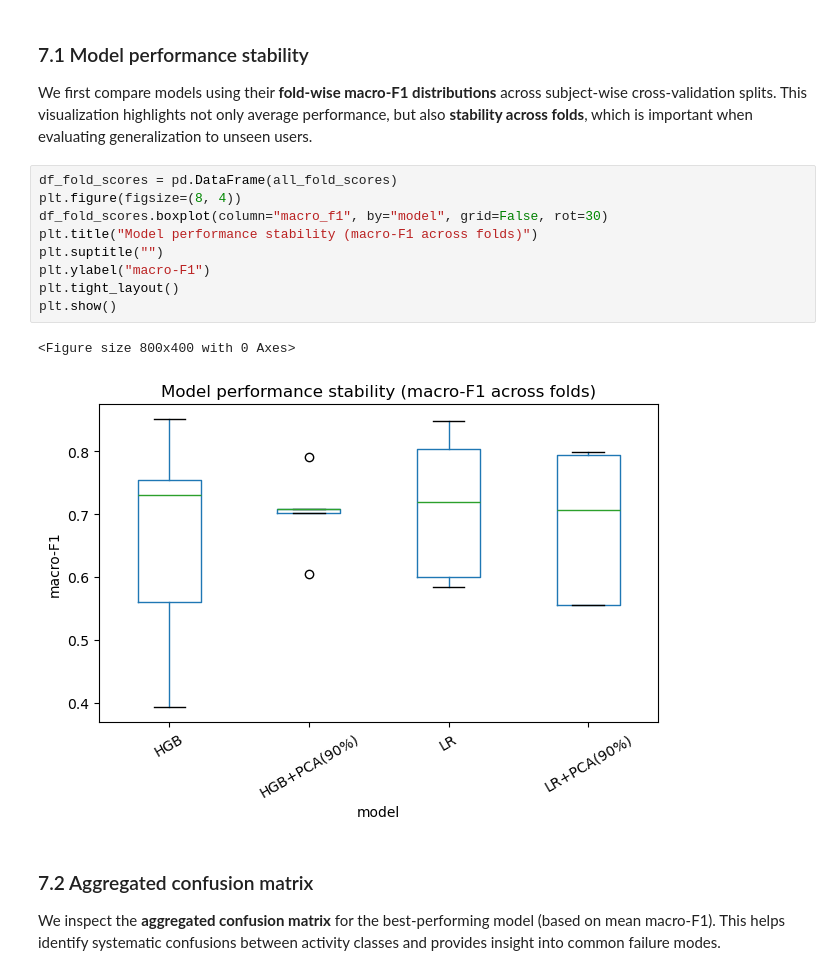
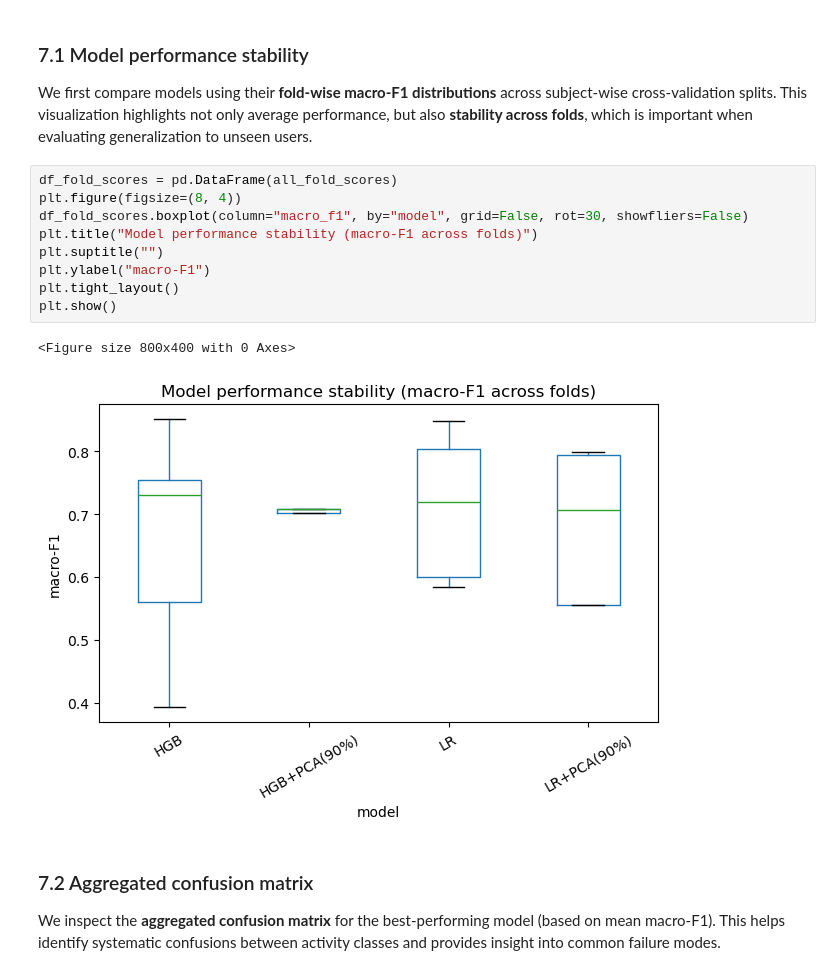
Before and after one commit to ChouaibB/wearables-ml-examples, a Jupyter notebook: notebooks/01_activity_recognition_from_wrist_imu_pamap2.ipynb, the cells around one changed output. Drawn from its saved outputs; the diff is of its cells as text.

```diff
--- a/notebooks/01_activity_recognition_from_wrist_imu_pamap2.ipynb
+++ b/notebooks/01_activity_recognition_from_wrist_imu_pamap2.ipynb
@@ -664,15 +664,15 @@ We first compare models using their **fold-wise macro-F1 distributions** across
 # %%
 df_fold_scores = pd.DataFrame(all_fold_scores)
 plt.figure(figsize=(8, 4))
-df_fold_scores.boxplot(column="macro_f1", by="model", grid=False, rot=30)
+df_fold_scores.boxplot(column="macro_f1", by="model", grid=False, rot=30, showfliers=False)
 plt.title("Model performance stability (macro-F1 across folds)")
 plt.suptitle("")
 plt.ylabel("macro-F1")
 plt.tight_layout()
 plt.show()
 # %% [output]
 <Figure size 800x400 with 0 Axes>
-[figure, old version]
+[figure, new version]
 # %% [markdown]
 ### 7.2 Aggregated confusion matrix
 
```
